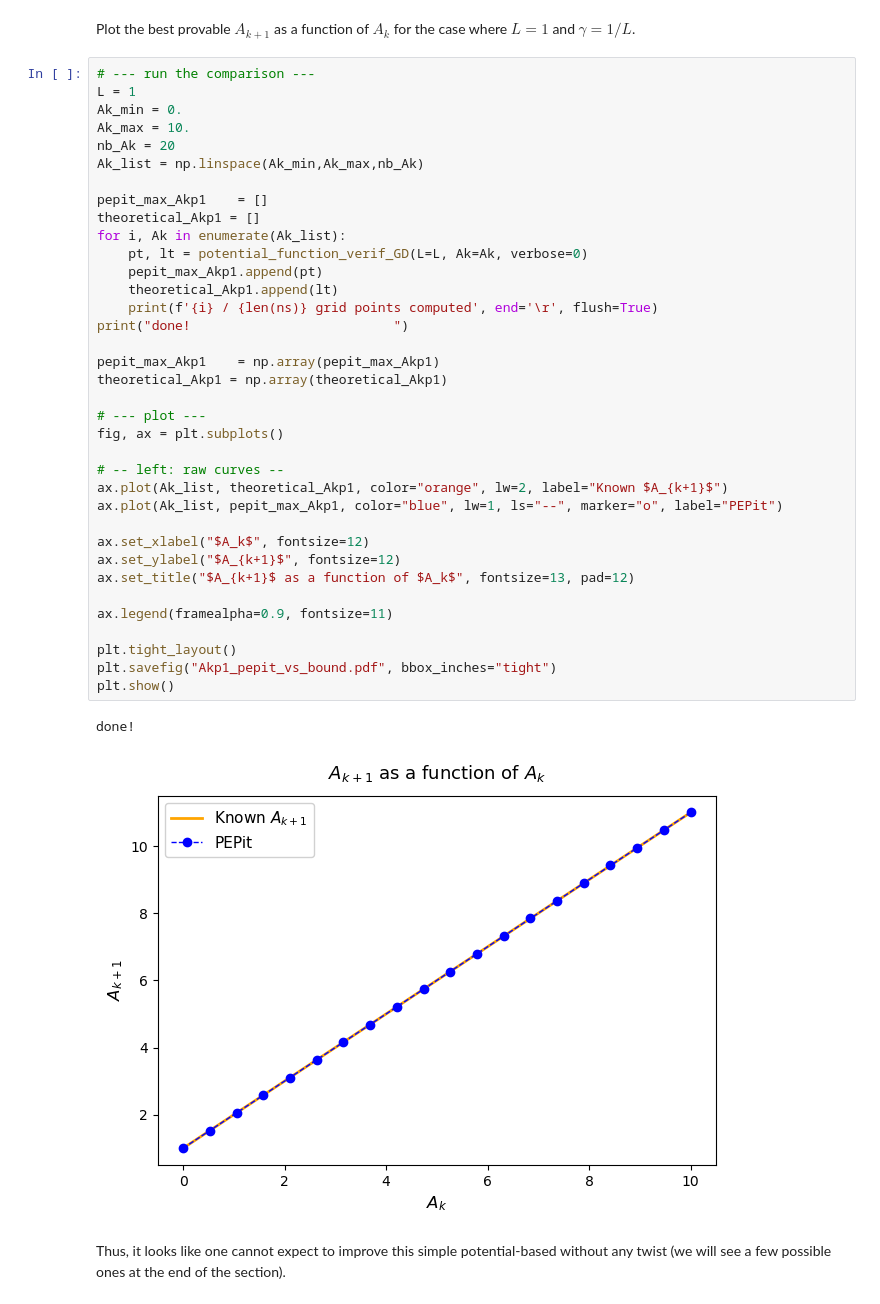
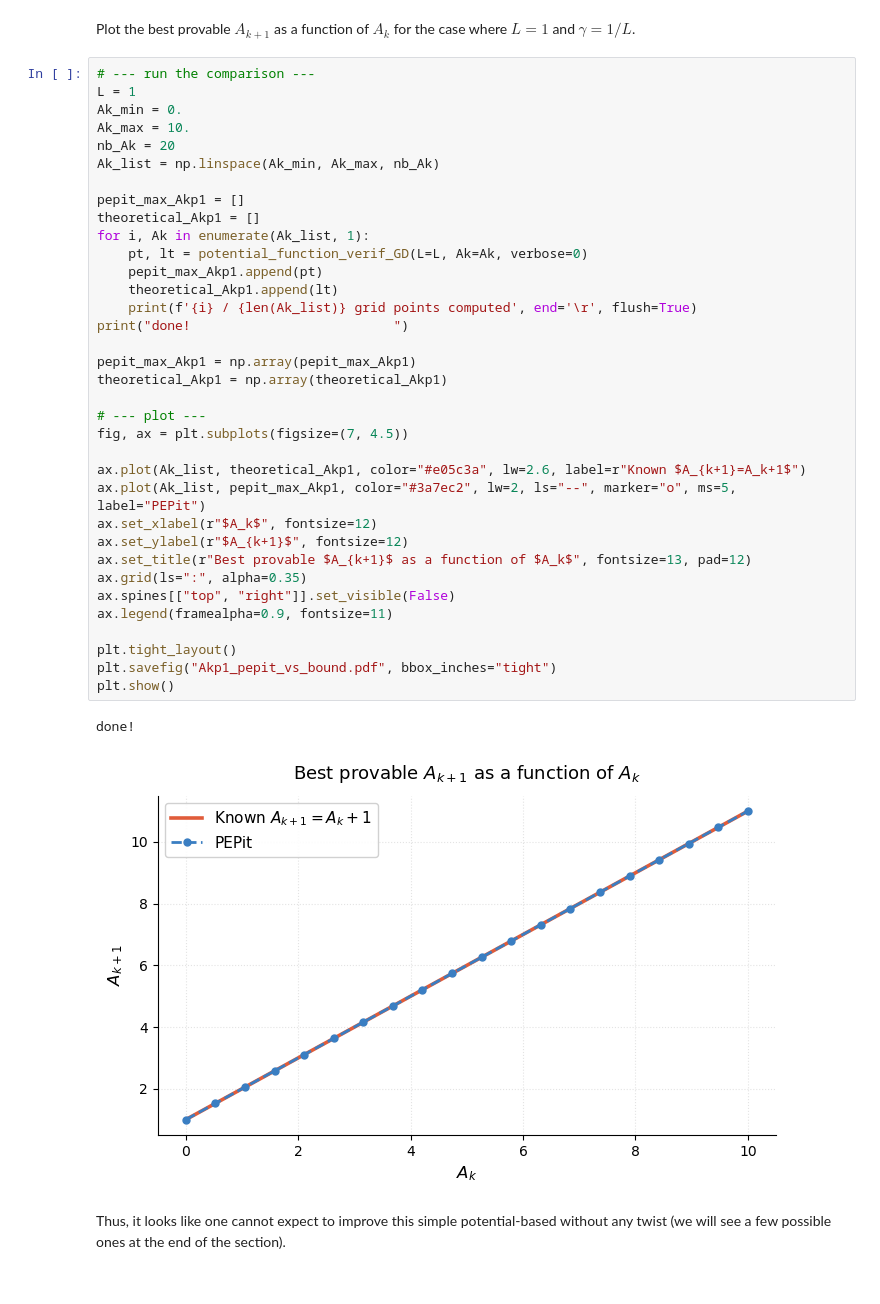
Before and after one commit to PerformanceEstimation/Tutorial-SMAI-MODE, a Jupyter notebook: Part 2 - Structured algorithm certification/Compact algorithm certification.ipynb, the cells around one changed output. Saved outputs shown, nothing was run; the diff lists cells and outputs as text.

Commit message:
Visual fixes to Ak comparison plot

```diff
--- a/Part 2 - Structured algorithm certification/Compact algorithm certification.ipynb
+++ b/Part 2 - Structured algorithm certification/Compact algorithm certification.ipynb
@@ -399,42 +399,41 @@ Plot the best provable $A_{k+1}$ as a function of $A_k$ for the case where $L=1$
 # %%
 # --- run the comparison ---
 L = 1
 Ak_min = 0.
 Ak_max = 10.
 nb_Ak = 20
-Ak_list = np.linspace(Ak_min,Ak_max,nb_Ak)
+Ak_list = np.linspace(Ak_min, Ak_max, nb_Ak)
 
-pepit_max_Akp1    = []
+pepit_max_Akp1 = []
 theoretical_Akp1 = []
-for i, Ak in enumerate(Ak_list):
+for i, Ak in enumerate(Ak_list, 1):
     pt, lt = potential_function_verif_GD(L=L, Ak=Ak, verbose=0)
     pepit_max_Akp1.append(pt)
     theoretical_Akp1.append(lt)
-    print(f'{i} / {len(ns)} grid points computed', end='\r', flush=True)
+    print(f'{i} / {len(Ak_list)} grid points computed', end='\r', flush=True)
 print("done!                          ")
 
-pepit_max_Akp1    = np.array(pepit_max_Akp1)
+pepit_max_Akp1 = np.array(pepit_max_Akp1)
 theoretical_Akp1 = np.array(theoretical_Akp1)
 
 # --- plot ---
-fig, ax = plt.subplots()
+fig, ax = plt.subplots(figsize=(7, 4.5))
 
-# -- left: raw curves --
-ax.plot(Ak_list, theoretical_Akp1, color="orange", lw=2, label="Known $A_{k+1}$")
-ax.plot(Ak_list, pepit_max_Akp1, color="blue", lw=1, ls="--", marker="o", label="PEPit")
-
-ax.set_xlabel("$A_k$", fontsize=12)
-ax.set_ylabel("$A_{k+1}$", fontsize=12)
-ax.set_title("$A_{k+1}$ as a function of $A_k$", fontsize=13, pad=12)
-
+ax.plot(Ak_list, theoretical_Akp1, color="#e05c3a", lw=2.6, label=r"Known $A_{k+1}=A_k+1$")
+ax.plot(Ak_list, pepit_max_Akp1, color="#3a7ec2", lw=2, ls="--", marker="o", ms=5, label="PEPit")
+ax.set_xlabel(r"$A_k$", fontsize=12)
+ax.set_ylabel(r"$A_{k+1}$", fontsize=12)
+ax.set_title(r"Best provable $A_{k+1}$ as a function of $A_k$", fontsize=13, pad=12)
+ax.grid(ls=":", alpha=0.35)
+ax.spines[["top", "right"]].set_visible(False)
 ax.legend(framealpha=0.9, fontsize=11)
 
 plt.tight_layout()
 plt.savefig("Akp1_pepit_vs_bound.pdf", bbox_inches="tight")
 plt.show()
 # %% [output]
 done!
-[figure, old version]
+[figure, new version]
 # %% [markdown]
 Thus, it looks like one cannot expect to improve this simple potential-based without any twist (we will see a few possible ones at the end of the section).
 # %% [markdown]
```
Also changed, not shown: parts of 1 cell of this notebook.
